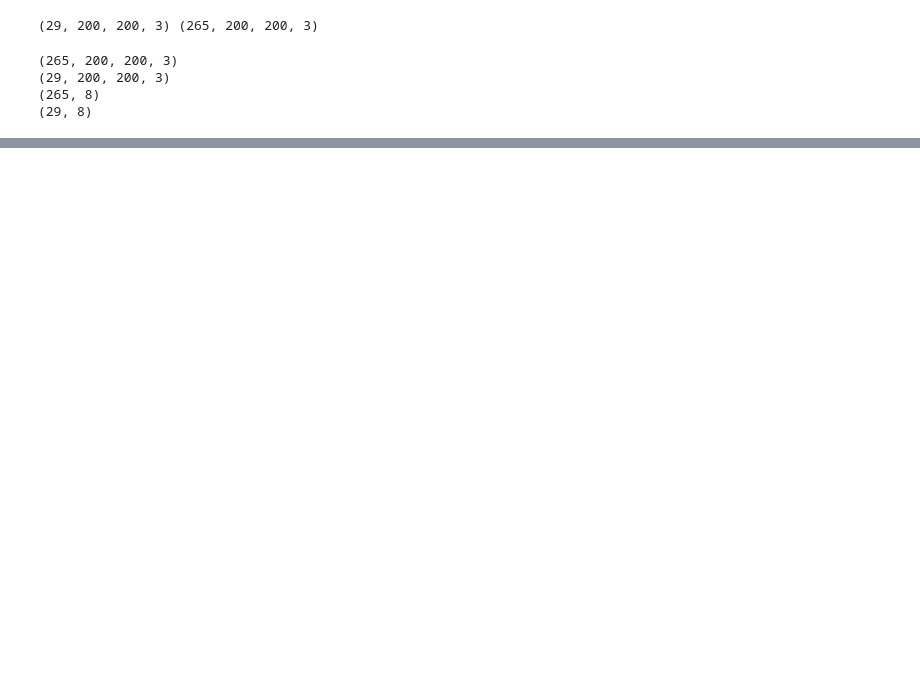
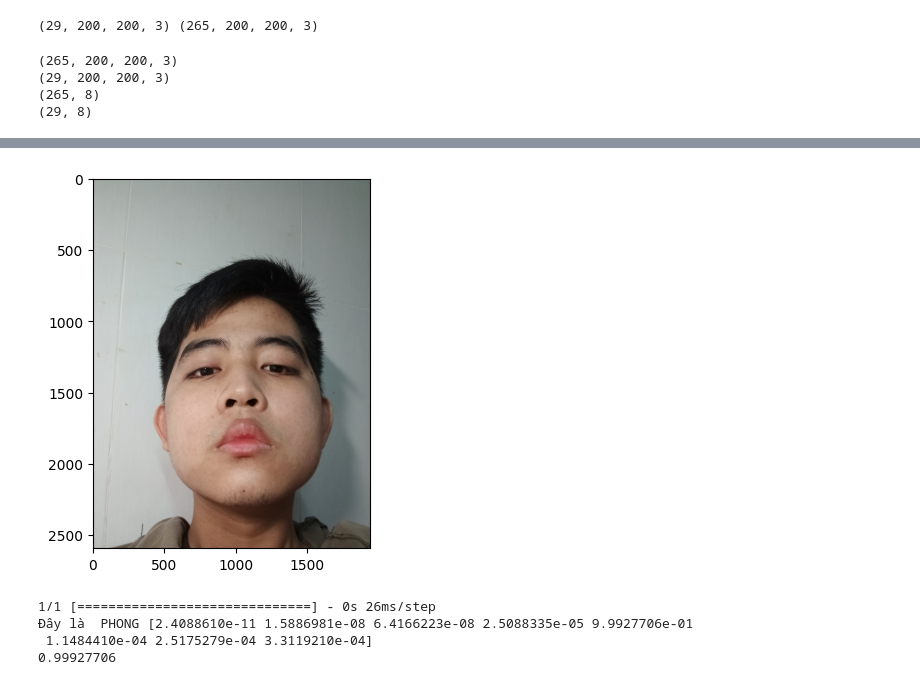
Before and after one commit to NguyenSLam/Artificial-Intelligence, a Jupyter notebook: Facemembersofclass.ipynb, the cells around one changed output, grey strips where cells are left out. Drawn from its saved outputs; the diff is of its cells as text; code cells hidden in the pictures; blank space fills up the shorter version.

```diff
--- a/Facemembersofclass.ipynb
+++ b/Facemembersofclass.ipynb
@@ -206,0 +205,18 @@ print(np.max(predict[0],axis=0))
+# %%
+img3=load_img('/content/drive/MyDrive/AI_Picture/Facemembersofclass_Data/Test/PHONG (18).jpg')
+plt.imshow(img3)
+plt.show()
+img3=load_img('/content/drive/MyDrive/AI_Picture/Facemembersofclass_Data/Test/PHONG (18).jpg',target_size=(200,200))
+img3=img_to_array(img3)
+img3=img3.reshape(1,200,200,3)
+img3=img3.astype('float32')
+img3=img3/255
+predict=model.predict(img3)
+print("Đây là ", class_name[np.argmax(predict[0])], (predict[0]))
+print(np.max(predict[0],axis=0))
+# %% [output]
+[figure, added]
+1/1 [==============================] - 0s 26ms/step
+Đây là  PHONG [2.4088610e-11 1.5886981e-08 6.4166223e-08 2.5088335e-05 9.9927706e-01
+ 1.1484410e-04 2.5175279e-04 3.3119210e-04]
+0.99927706
```
Also changed, not shown: parts of 7 cells of this notebook.
